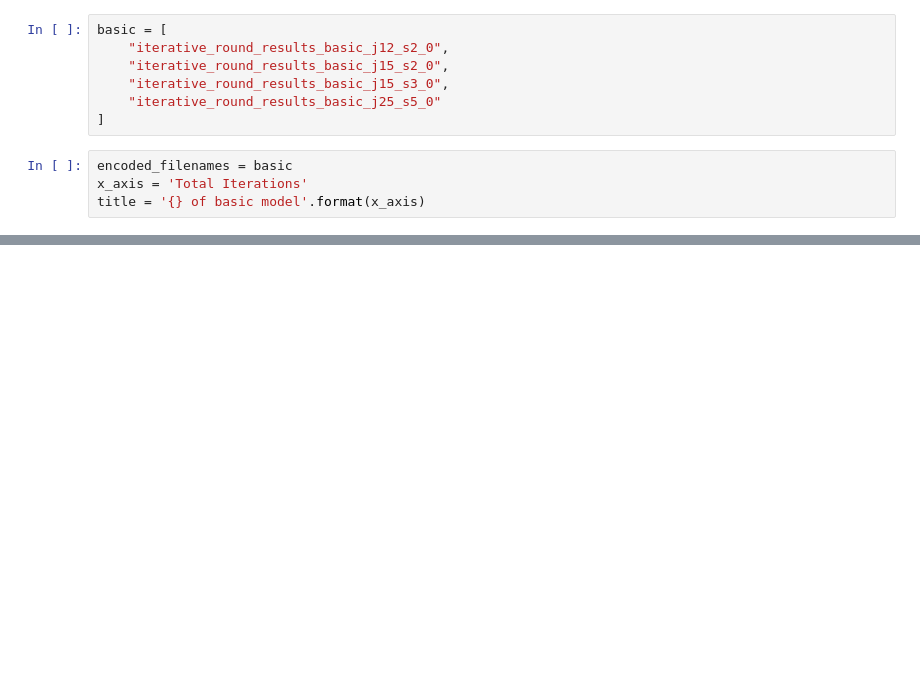
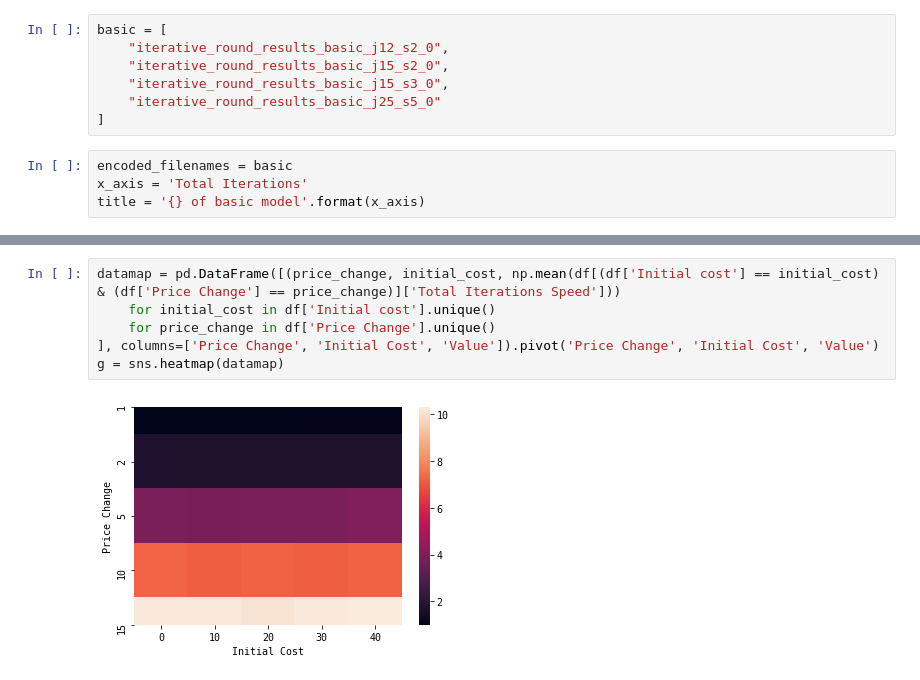
Before and after one commit to pseudo-rnd-thoughts/Elastic-Resource-Allocation, a Jupyter notebook: testing/analysis/iterative_round_analysis.ipynb, the cells around one changed output, grey strips where cells are left out. Cells and saved outputs as stored; diff of their text form; blank space fills up the shorter version.

```diff
--- a/testing/analysis/iterative_round_analysis.ipynb
+++ b/testing/analysis/iterative_round_analysis.ipynb
@@ -90,0 +95,8 @@ g
+# %%
+datamap = pd.DataFrame([(price_change, initial_cost, np.mean(df[(df['Initial cost'] == initial_cost) & (df['Price Change'] == price_change)]['Total Iterations Speed']))
+    for initial_cost in df['Initial cost'].unique()
+    for price_change in df['Price Change'].unique()
+], columns=['Price Change', 'Initial Cost', 'Value']).pivot('Price Change', 'Initial Cost', 'Value')
+g = sns.heatmap(datamap)
+# %% [output]
+[figure, added]
```
Also changed, not shown: parts of 4 cells of this notebook, 8 other files.
